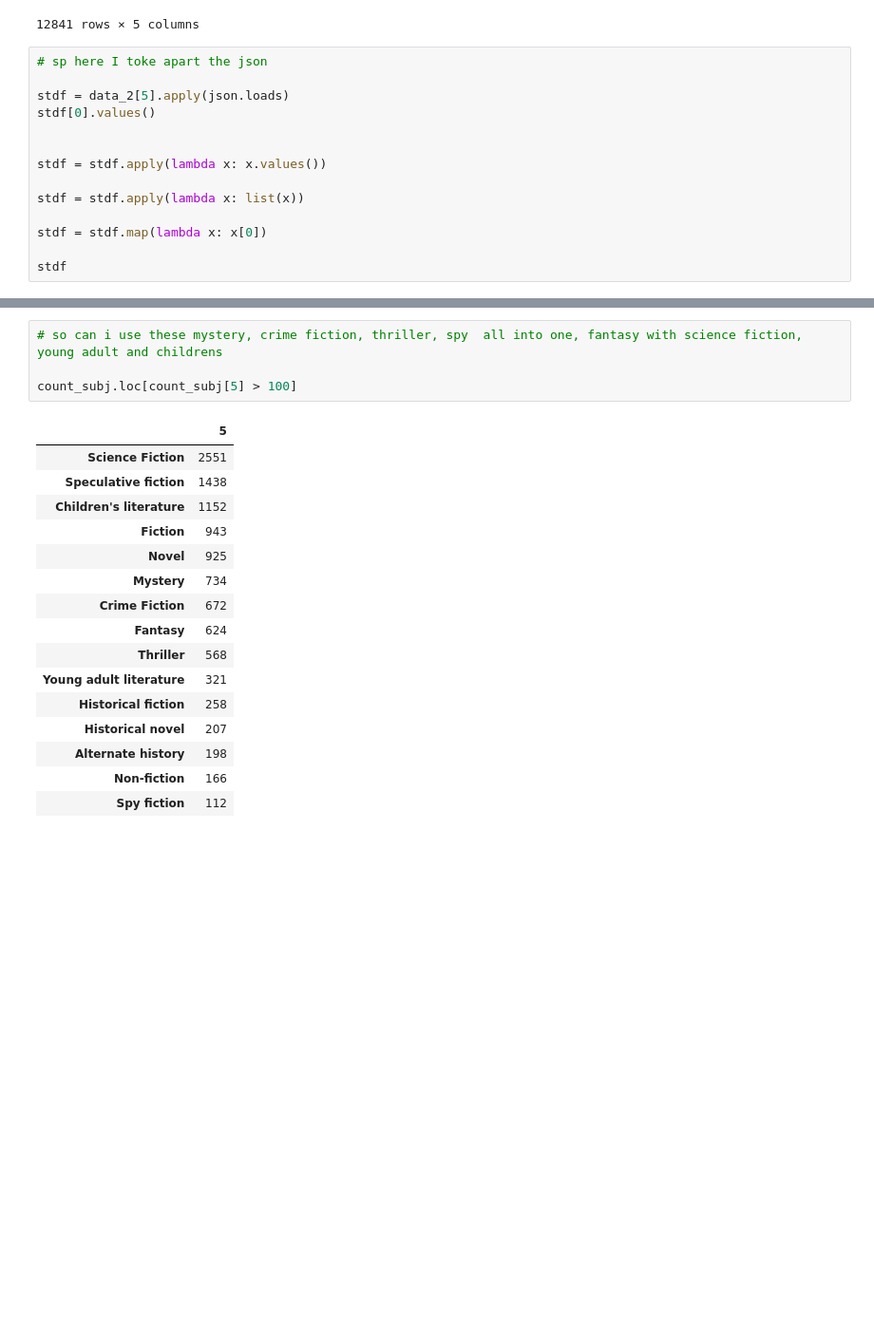
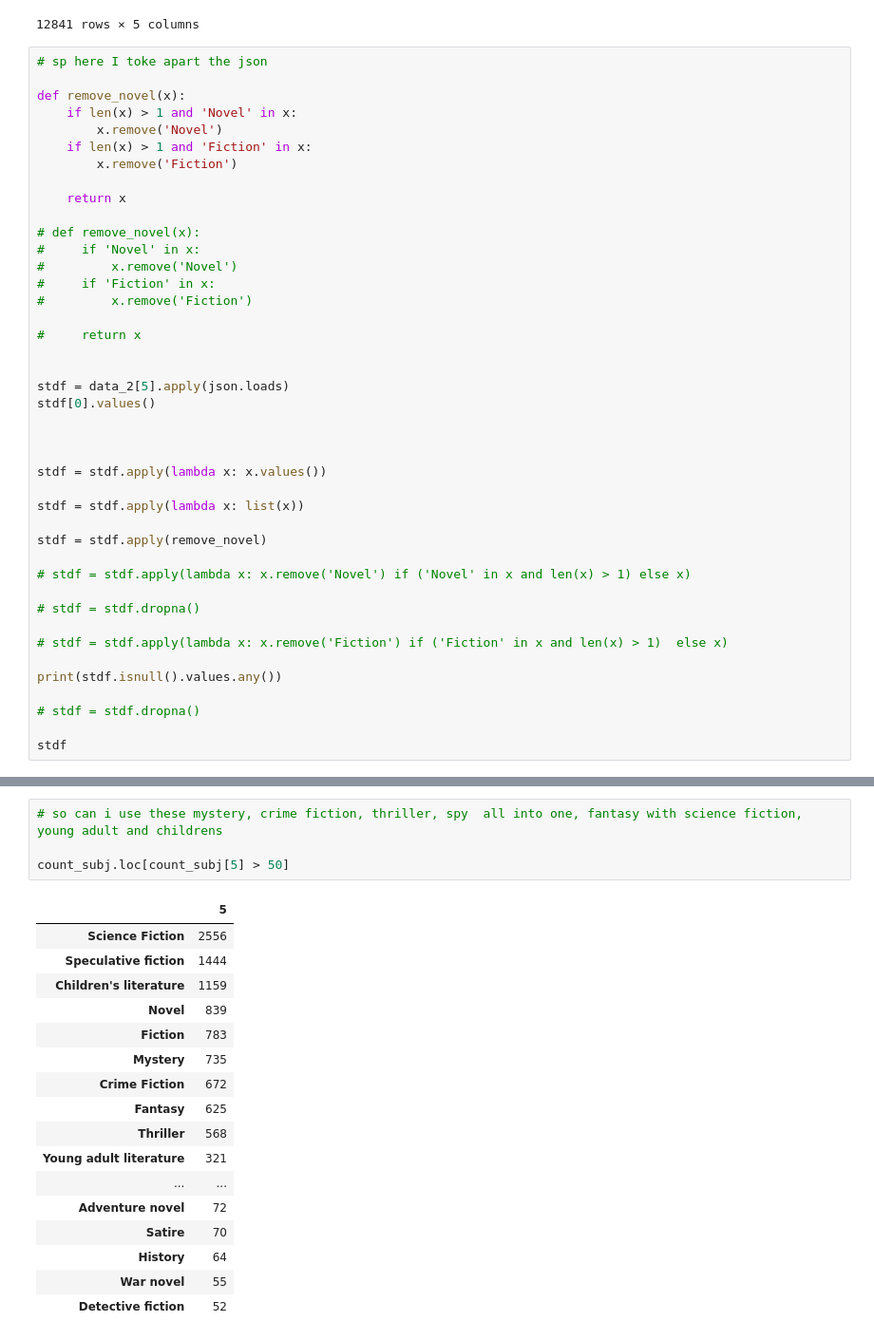
Before and after one commit to michaelrios2015/dm_project, a Jupyter notebook: project.ipynb, the cells around one changed output, grey strips where cells are left out. Shown at 95% size. Saved outputs shown, nothing was run; the diff lists cells and outputs as text; blank space fills up the shorter version.

```diff
--- a/project.ipynb
+++ b/project.ipynb
@@ -70,15 +70,43 @@ data_2
 # %%
 # sp here I toke apart the json
 
+def remove_novel(x):
+    if len(x) > 1 and 'Novel' in x:
+        x.remove('Novel')
+    if len(x) > 1 and 'Fiction' in x:
+        x.remove('Fiction')
+
+    return x
+
+# def remove_novel(x):
+#     if 'Novel' in x:
+#         x.remove('Novel')
+#     if 'Fiction' in x:
+#         x.remove('Fiction')
+
+#     return x
+
+
 stdf = data_2[5].apply(json.loads)
 stdf[0].values()
+
 
 
 stdf = stdf.apply(lambda x: x.values())
 
 stdf = stdf.apply(lambda x: list(x))
 
-stdf = stdf.map(lambda x: x[0])
+stdf = stdf.apply(remove_novel)
+
+# stdf = stdf.apply(lambda x: x.remove('Novel') if ('Novel' in x and len(x) > 1) else x)
+
+# stdf = stdf.dropna()
+
+# stdf = stdf.apply(lambda x: x.remove('Fiction') if ('Fiction' in x and len(x) > 1)  else x)
+
+print(stdf.isnull().values.any())
+
+# stdf = stdf.dropna()
 
 stdf
 # %% [output]
@@ -129,24 +179,25 @@ count_subj
 # %%
 # so can i use these mystery, crime fiction, thriller, spy  all into one, fantasy with science fiction, young adult and childrens
 
-count_subj.loc[count_subj[5] > 100]
+count_subj.loc[count_subj[5] > 50]
 # %% [output]
 |  | 5 |
-| Science Fiction | 2551 |
-| Speculative fiction | 1438 |
-| Children's literature | 1152 |
-| Fiction | 943 |
-| Novel | 925 |
-| Mystery | 734 |
+| Science Fiction | 2556 |
+| Speculative fiction | 1444 |
+| Children's literature | 1159 |
+| Novel | 839 |
+| Fiction | 783 |
+| Mystery | 735 |
 | Crime Fiction | 672 |
-| Fantasy | 624 |
+| Fantasy | 625 |
 | Thriller | 568 |
 | Young adult literature | 321 |
-| Historical fiction | 258 |
-| Historical novel | 207 |
-| Alternate history | 198 |
-| Non-fiction | 166 |
-| Spy fiction | 112 |
+| ... | ... |
+| Adventure novel | 72 |
+| Satire | 70 |
+| History | 64 |
+| War novel | 55 |
+| Detective fiction | 52 |
 # %%
 # data_2.insert(0, "subjects", stdf)
 
```
Also changed, not shown: parts of 27 cells of this notebook.
